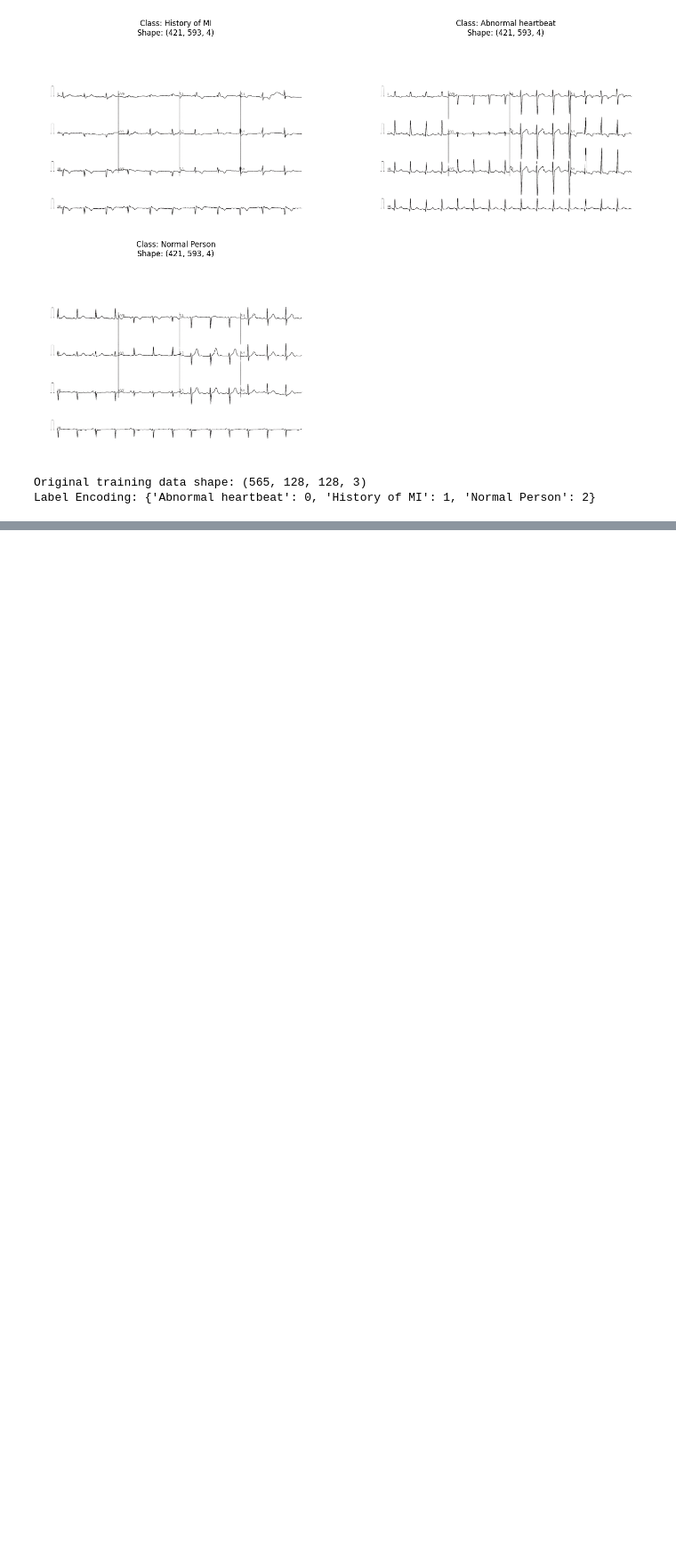
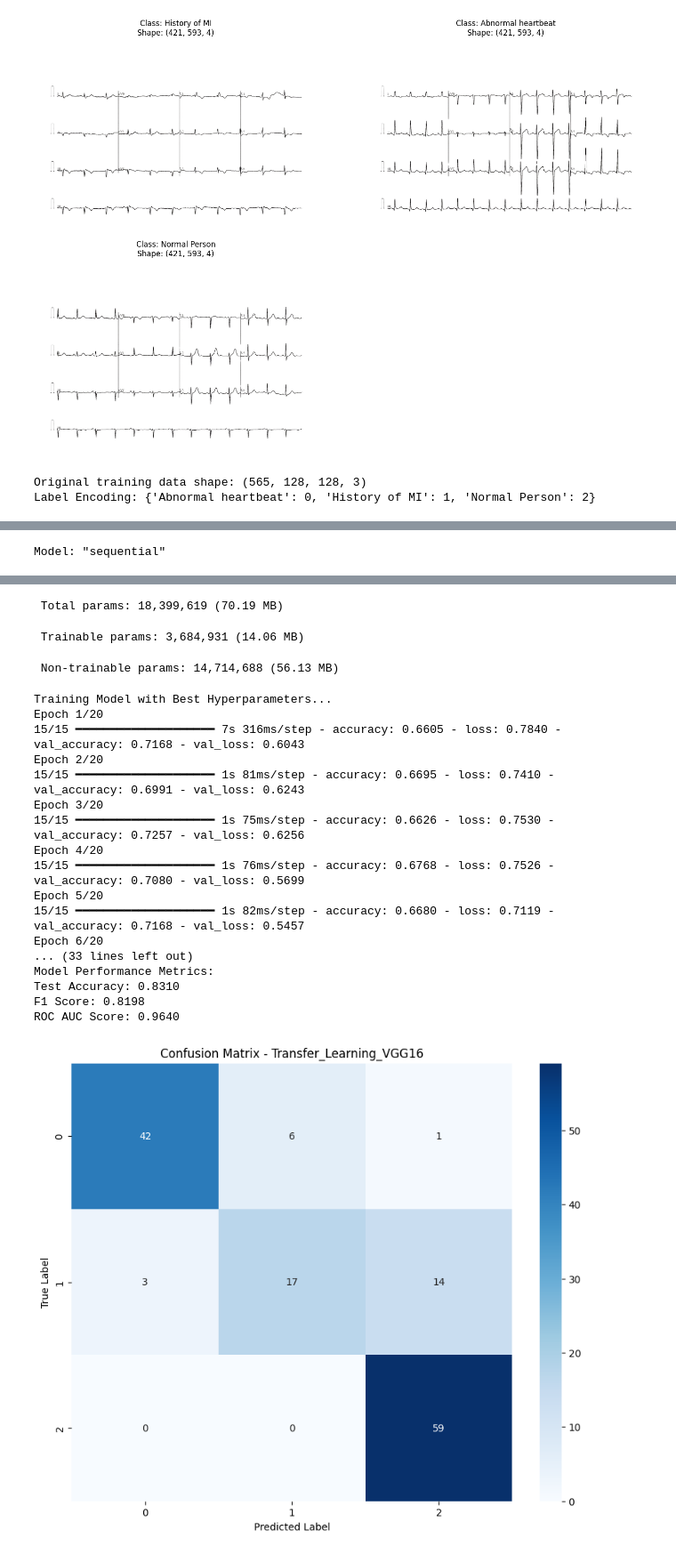
Before and after one commit to RAVIAPTISWETHA/-Deep-Learning-Applications-in-Heart-Diseases-Using-ECG-Signals, a Jupyter notebook: Version1_DLA_Heart_Diseases_using_ECG_Images_OD.ipynb, the cells around one changed output, grey strips where cells are left out. Shown at 89% size. Saved outputs shown, nothing was run; the diff lists cells and outputs as text; code cells hidden in the pictures; blank space fills up the shorter version.

```diff
--- a/Version1_DLA_Heart_Diseases_using_ECG_Images_OD.ipynb
+++ b/Version1_DLA_Heart_Diseases_using_ECG_Images_OD.ipynb
@@ -172,0 +172,23 @@ Label Encoding: {'Abnormal heartbeat': 0, 'History of MI': 1, 'Normal Person': 2
+# %%
+def create_transfer_learning_model(hp):
+    base_model = VGG16(
+        weights='imagenet',
+        include_top=False,
+        input_shape=(128, 128, 3)
+    )
+    base_model.trainable = False
+    model = models.Sequential()
+    model.add(base_model)
+    model.add(layers.Flatten())
+    model.add(layers.Dense(hp.Int('dense_1_units', min_value=64, max_value=512, step=64), activation='relu'))
+    model.add(layers.Dropout(hp.Float('dropout_1', min_value=0.2, max_value=0.5, step=0.1)))
+    model.add(layers.Dense(hp.Int('dense_2_units', min_value=32, max_value=256, step=32), activation='relu'))
+    model.add(layers.Dropout(hp.Float('dropout_2', min_value=0.2, max_value=0.5, step=0.1)))
+    model.add(layers.Dense(len(label_encoder), activation='softmax'))
+
+    model.compile(
+        optimizer=optimizers.Adam(hp.Choice('learning_rate', values=[1e-4, 1e-5, 1e-6])),
+        loss='categorical_crossentropy',
+        metrics=['accuracy']
+    )
+    return model
@@ -172,0 +255,9 @@ Label Encoding: {'Abnormal heartbeat': 0, 'History of MI': 1, 'Normal Person': 2
+# %%
+print("\nProcessing Transfer Learning Model...")
+transfer_model, transfer_history = train_test_model(
+    create_transfer_learning_model,
+    "Transfer_Learning_VGG16",
+    X_train, X_test,
+    y_train, y_test
+)
+# %% [output]
@@ -172,0 +278 @@ Label Encoding: {'Abnormal heartbeat': 0, 'History of MI': 1, 'Normal Person': 2
+Model: "sequential"
@@ -172,0 +296,21 @@ Label Encoding: {'Abnormal heartbeat': 0, 'History of MI': 1, 'Normal Person': 2
+ Total params: 18,399,619 (70.19 MB)
+ Trainable params: 3,684,931 (14.06 MB)
+ Non-trainable params: 14,714,688 (56.13 MB)
+Training Model with Best Hyperparameters...
+Epoch 1/20
+15/15 ━━━━━━━━━━━━━━━━━━━━ 7s 316ms/step - accuracy: 0.6605 - loss: 0.7840 - val_accuracy: 0.7168 - val_loss: 0.6043
+Epoch 2/20
+15/15 ━━━━━━━━━━━━━━━━━━━━ 1s 81ms/step - accuracy: 0.6695 - loss: 0.7410 - val_accuracy: 0.6991 - val_loss: 0.6243
+Epoch 3/20
+15/15 ━━━━━━━━━━━━━━━━━━━━ 1s 75ms/step - accuracy: 0.6626 - loss: 0.7530 - val_accuracy: 0.7257 - val_loss: 0.6256
+Epoch 4/20
+15/15 ━━━━━━━━━━━━━━━━━━━━ 1s 76ms/step - accuracy: 0.6768 - loss: 0.7526 - val_accuracy: 0.7080 - val_loss: 0.5699
+Epoch 5/20
+15/15 ━━━━━━━━━━━━━━━━━━━━ 1s 82ms/step - accuracy: 0.6680 - loss: 0.7119 - val_accuracy: 0.7168 - val_loss: 0.5457
+Epoch 6/20
+... (33 lines left out)
+Model Performance Metrics:
+Test Accuracy: 0.8310
+F1 Score: 0.8198
+ROC AUC Score: 0.9640
+[figure, added]
```
Also changed, not shown: parts of 6 cells of this notebook.
